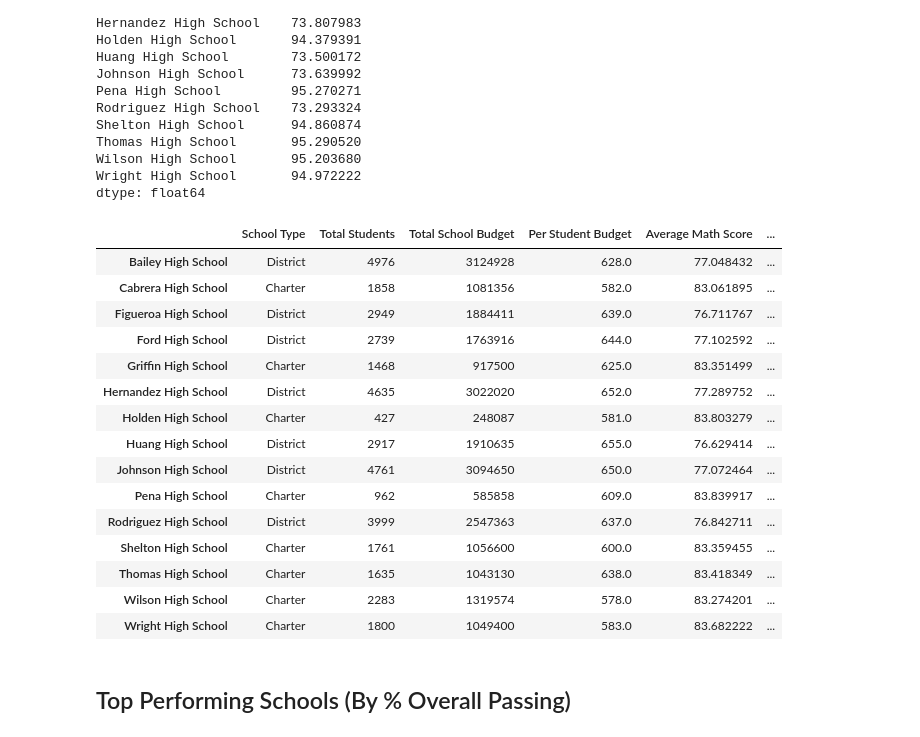
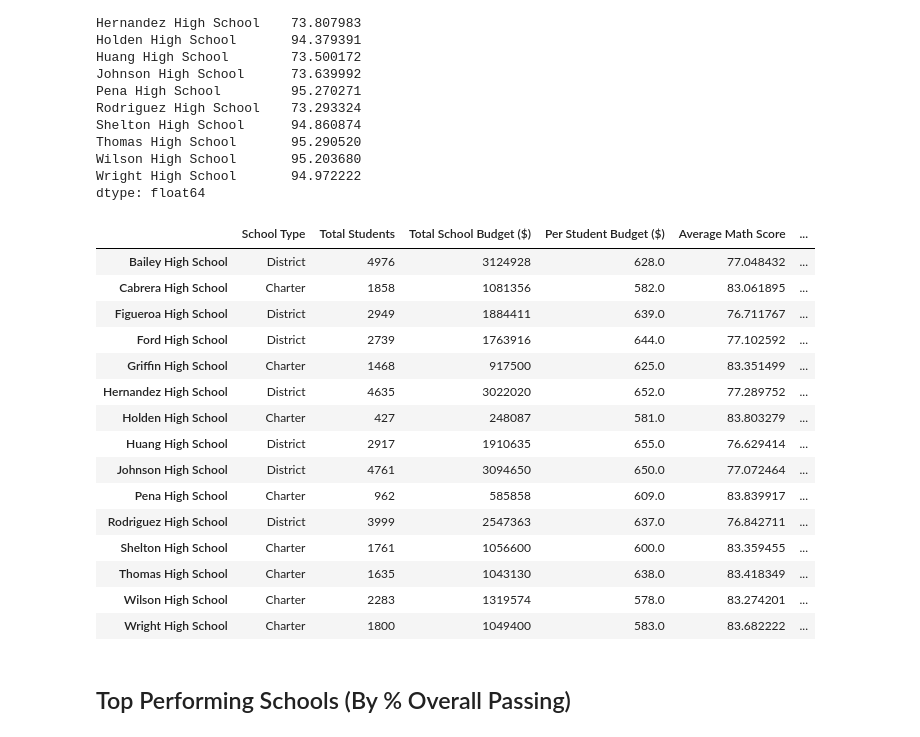
Before and after one commit to skayhan13/Pandas-Challenge, a Jupyter notebook: PyCitySchools/Resources/Pandas_Challenge_Python_Script.ipynb, the cells around one changed output. Drawn from its saved outputs; the diff is of its cells as text; code cells hidden in the pictures.

```diff
--- a/PyCitySchools/Resources/Pandas_Challenge_Python_Script.ipynb
+++ b/PyCitySchools/Resources/Pandas_Challenge_Python_Script.ipynb
@@ -335,19 +335,19 @@ dtype: float64
 # %%
 #Create a dataframe to hold the above results
 school_summary_df = pd.DataFrame({"School Type": school_type,
                                 "Total Students": student_count,
-                                "Total School Budget": budget_per_school,
-                                "Per Student Budget": budget_per_student,
+                                "Total School Budget ($)": budget_per_school,
+                                "Per Student Budget ($)": budget_per_student,
                                 "Average Math Score": school_average_math,
                                 "Average Reading Score": school_average_reading,
                                 "% Passing Math": percent_passing_math,
                                 "% Passing Reading": percent_passing_reading,
                                 "% Overall Passing Rate": overall_passing_percent})
 
 #school_summary_df.set_index(keys='school_name', inplace=True)
 school_summary_df
 # %% [output]
-|  | School Type | Total Students | Total School Budget | Per Student Budget | Average Math Score | ... |
+|  | School Type | Total Students | Total School Budget ($) | Per Student Budget ($) | Average Math Score | ... |
 | Bailey High School | District | 4976 | 3124928 | 628.0 | 77.048432 | ... |
 | Cabrera High School | Charter | 1858 | 1081356 | 582.0 | 83.061895 | ... |
 | Figueroa High School | District | 2949 | 1884411 | 639.0 | 76.711767 | ... |
```
